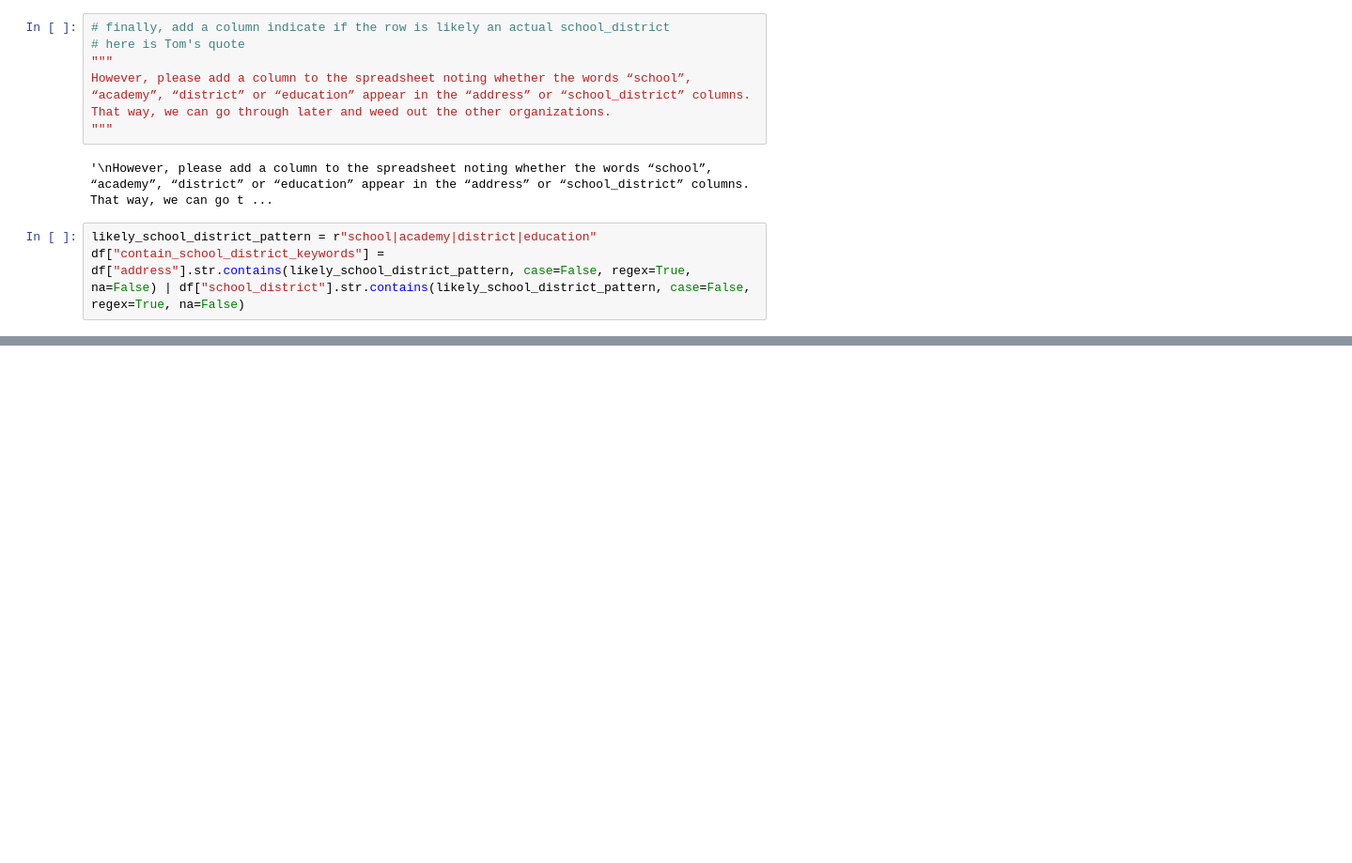
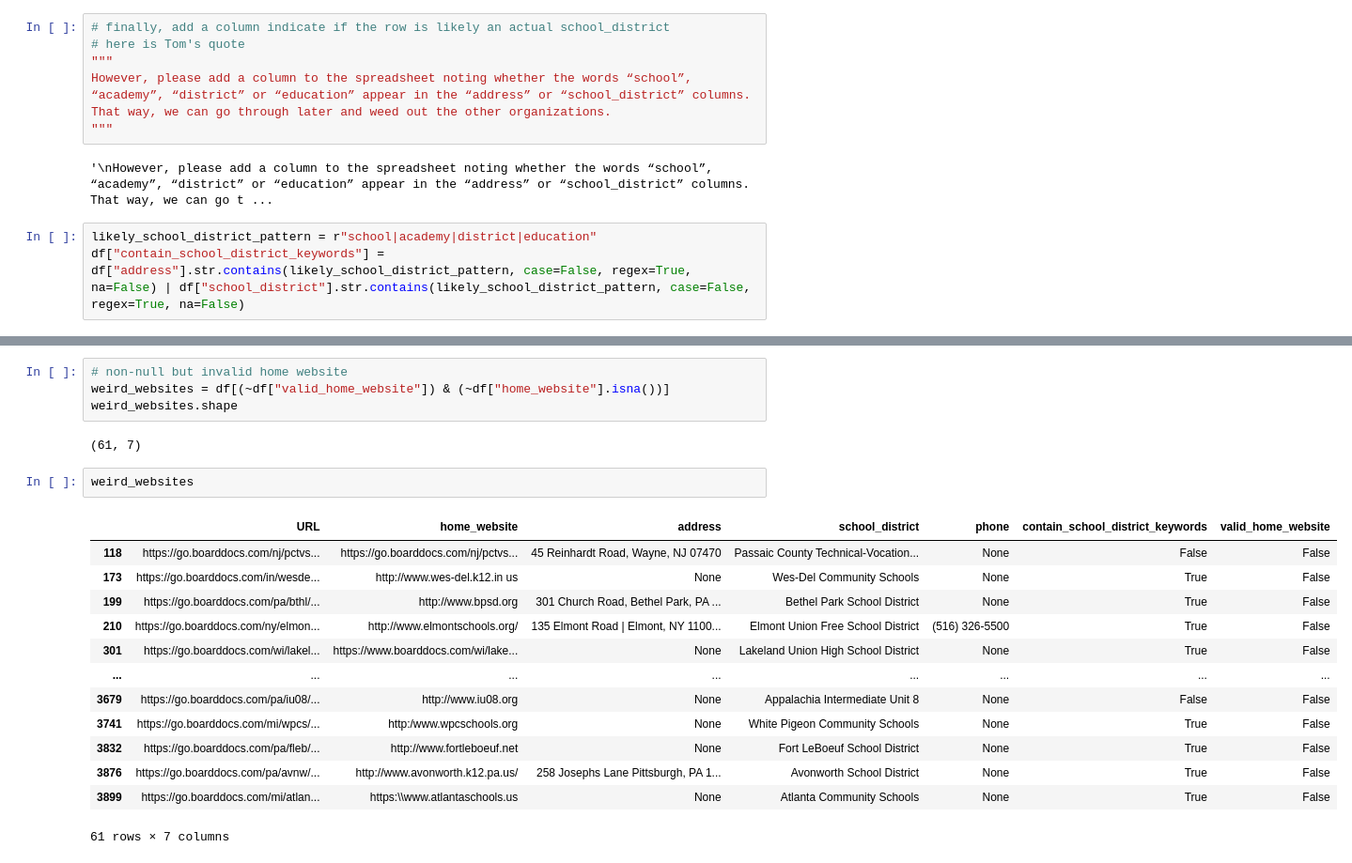
Before and after one commit to audrey-tan/cepr_boarddocs, a Jupyter notebook: deliverable1/clean_boarddocs_websites.ipynb, the cells around one changed output, grey strips where cells are left out. Shown at 94% size. Saved outputs shown, nothing was run; the diff lists cells and outputs as text; blank space fills up the shorter version.

```diff
--- a/deliverable1/clean_boarddocs_websites.ipynb
+++ b/deliverable1/clean_boarddocs_websites.ipynb
@@ -2003,0 +2012,22 @@ df["contain_school_district_keywords"] = df["address"].str.contains(likely_schoo
+# %%
+# non-null but invalid home website
+weird_websites = df[(~df["valid_home_website"]) & (~df["home_website"].isna())]
+weird_websites.shape
+# %% [output]
+(61, 7)
+# %%
+weird_websites
+# %% [output]
+|  | URL | home_website | address | school_district | phone | contain_school_district_keywords | valid_home_website |
+| 118 | https://go.boarddocs.com/nj/pctvs... | https://go.boarddocs.com/nj/pctvs... | 45 Reinhardt Road, Wayne, NJ 07470 | Passaic County Technical-Vocation... | None | False | False |
+| 173 | https://go.boarddocs.com/in/wesde... | http://www.wes-del.k12.in us | None | Wes-Del Community Schools | None | True | False |
+| 199 | https://go.boarddocs.com/pa/bthl/... | http://www.bpsd.org | 301 Church Road, Bethel Park, PA ... | Bethel Park School District | None | True | False |
+| 210 | https://go.boarddocs.com/ny/elmon... | http://www.elmontschools.org/ | 135 Elmont Road | Elmont, NY 1100... | Elmont Union Free School District | (516) 326-5500 | True | False |
+| 301 | https://go.boarddocs.com/wi/lakel... | https://www.boarddocs.com/wi/lake... | None | Lakeland Union High School District | None | True | False |
+| ... | ... | ... | ... | ... | ... | ... | ... |
+| 3679 | https://go.boarddocs.com/pa/iu08/... | http://www.iu08.org | None | Appalachia Intermediate Unit 8 | None | False | False |
+| 3741 | https://go.boarddocs.com/mi/wpcs/... | http:/www.wpcschools.org | None | White Pigeon Community Schools | None | True | False |
+| 3832 | https://go.boarddocs.com/pa/fleb/... | http://www.fortleboeuf.net | None | Fort LeBoeuf School District | None | True | False |
+| 3876 | https://go.boarddocs.com/pa/avnw/... | http://www.avonworth.k12.pa.us/ | 258 Josephs Lane Pittsburgh, PA 1... | Avonworth School District | None | True | False |
+| 3899 | https://go.boarddocs.com/mi/atlan... | https:\\www.atlantaschools.us | None | Atlanta Community Schools | None | True | False |
+61 rows × 7 columns
```
Also changed, not shown: parts of 59 cells of this notebook, 3 other files.
